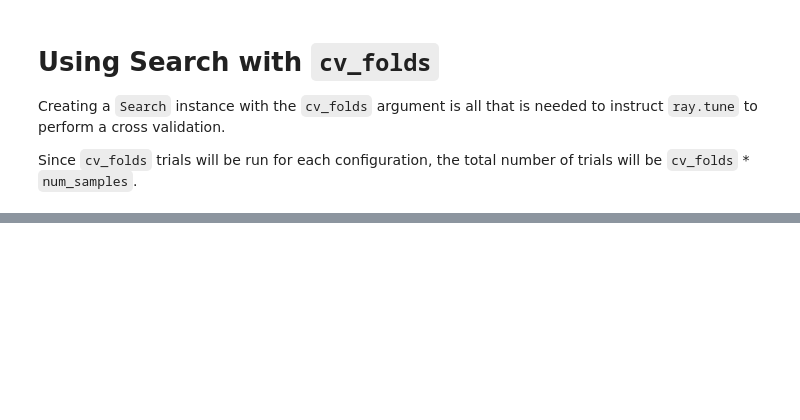
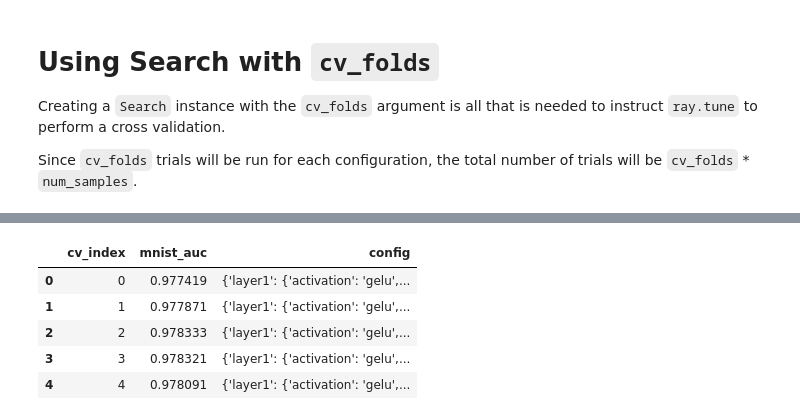
Before and after one commit to PathologyDataScience/glimr, a Jupyter notebook: examples/cross_validation.ipynb, the cells around one changed output, grey strips where cells are left out. Cells and saved outputs as stored; diff of their text form; code cells hidden in the pictures; blank space fills up the shorter version.

```diff
--- a/examples/cross_validation.ipynb
+++ b/examples/cross_validation.ipynb
@@ -322,0 +346,13 @@ def _enumerate_configs(df):
+# %%
+from glimr.analysis import _sortGroup
+
+# group based on cv index to find the best fold
+gdf = _sortGroup(selected_models, gb='cv_index', metric='mnist_auc', agr="max")
+gdf
+# %% [output]
+|  | cv_index | mnist_auc | config |
+| 0 | 0 | 0.977419 | {'layer1': {'activation': 'gelu',... |
+| 1 | 1 | 0.977871 | {'layer1': {'activation': 'gelu',... |
+| 2 | 2 | 0.978333 | {'layer1': {'activation': 'gelu',... |
+| 3 | 3 | 0.978321 | {'layer1': {'activation': 'gelu',... |
+| 4 | 4 | 0.978091 | {'layer1': {'activation': 'gelu',... |
```
Also changed, not shown: parts of 6 cells of this notebook.
